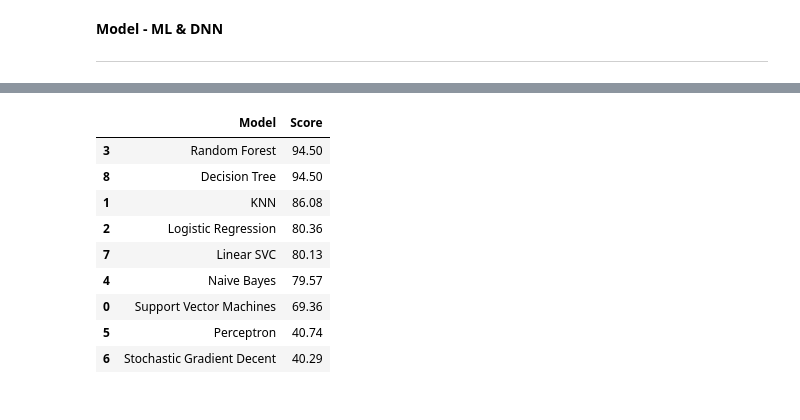
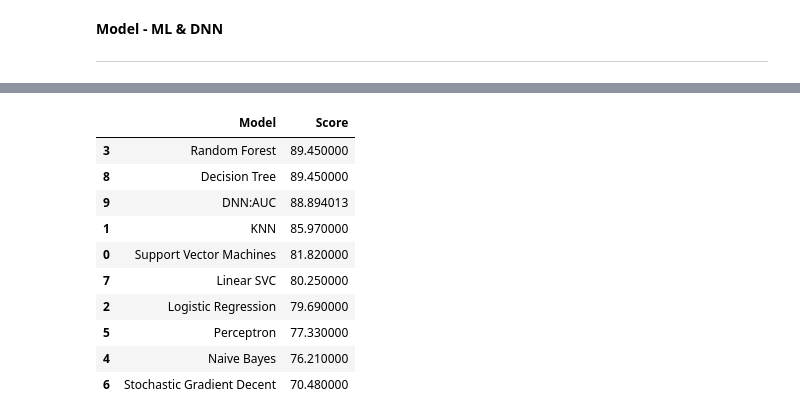
Before and after one commit to JamesUMD/DataScienceProjects, a Jupyter notebook: Titanic/Titanic.ipynb, the cells around one changed output, grey strips where cells are left out. Saved outputs shown, nothing was run; the diff lists cells and outputs as text; code cells hidden in the pictures.

```diff
--- a/Titanic/Titanic.ipynb
+++ b/Titanic/Titanic.ipynb
@@ -499,5 +490,17 @@ acc_random_forest
+# %%
+# DNN Model Spilt
+
+from sklearn.model_selection import train_test_split
+
+
+X = train.drop("Survived", axis=1)
+Y = train["Survived"]
+
+X_train_DNN, X_test_DNN, y_train_DNN, y_test_DNN = train_test_split(X, Y, test_size=0.25, random_state=42)
 # %%
 # DNN
+
+from sklearn.metrics import roc_auc_score
 
 model = keras.Sequential([
            keras.layers.Flatten(input_shape = (10,)),
@@ -510,7 +513,10 @@ model = keras.Sequential([
 ])
 
 model.compile(optimizer=RMSprop(lr=0.01), loss = 'binary_crossentropy', metrics = 'accuracy')
-history = model.fit(X_train, Y_train, epochs = 50, shuffle = True)
-y_score = model.predict(X_test)
+history = model.fit(X_train_DNN, y_train_DNN, epochs = 50, shuffle = True)
+y_score = model.predict(X_test_DNN)
+
+auc_dnn = (roc_auc_score(y_test_DNN, y_score)*100)
+print(auc_dnn)
 # %% [output]
 Epoch 1/50
@@ -533,21 +539,22 @@ Epoch 50/50
 # %%
 models = pd.DataFrame({
     'Model': ['Support Vector Machines', 'KNN', 'Logistic Regression',
               'Random Forest', 'Naive Bayes', 'Perceptron',
               'Stochastic Gradient Decent', 'Linear SVC',
-              'Decision Tree'],
+              'Decision Tree','DNN:AUC '],
     'Score': [acc_svc, acc_knn, acc_log,
               acc_random_forest, acc_gaussian, acc_perceptron,
-              acc_sgd, acc_linear_svc, acc_decision_tree]})
+              acc_sgd, acc_linear_svc, acc_decision_tree, auc_dnn]})
 models.sort_values(by='Score', ascending=False)
 # %% [output]
 |  | Model | Score |
-| 3 | Random Forest | 94.50 |
-| 8 | Decision Tree | 94.50 |
-| 1 | KNN | 86.08 |
-| 2 | Logistic Regression | 80.36 |
-| 7 | Linear SVC | 80.13 |
-| 4 | Naive Bayes | 79.57 |
-| 0 | Support Vector Machines | 69.36 |
-| 5 | Perceptron | 40.74 |
-| 6 | Stochastic Gradient Decent | 40.29 |
+| 3 | Random Forest | 89.450000 |
+| 8 | Decision Tree | 89.450000 |
+| 9 | DNN:AUC | 88.894013 |
+| 1 | KNN | 85.970000 |
+| 0 | Support Vector Machines | 81.820000 |
+| 7 | Linear SVC | 80.250000 |
+| 2 | Logistic Regression | 79.690000 |
+| 5 | Perceptron | 77.330000 |
+| 4 | Naive Bayes | 76.210000 |
+| 6 | Stochastic Gradient Decent | 70.480000 |
```
Also changed, not shown: parts of 17 cells of this notebook.
